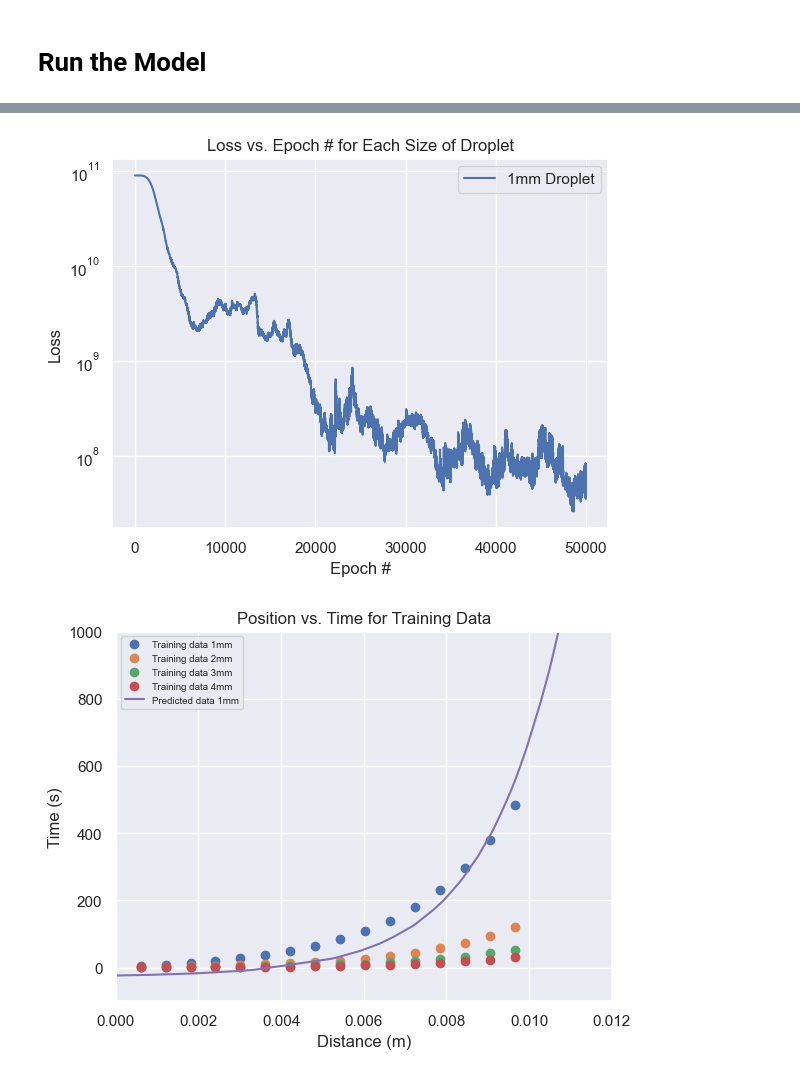
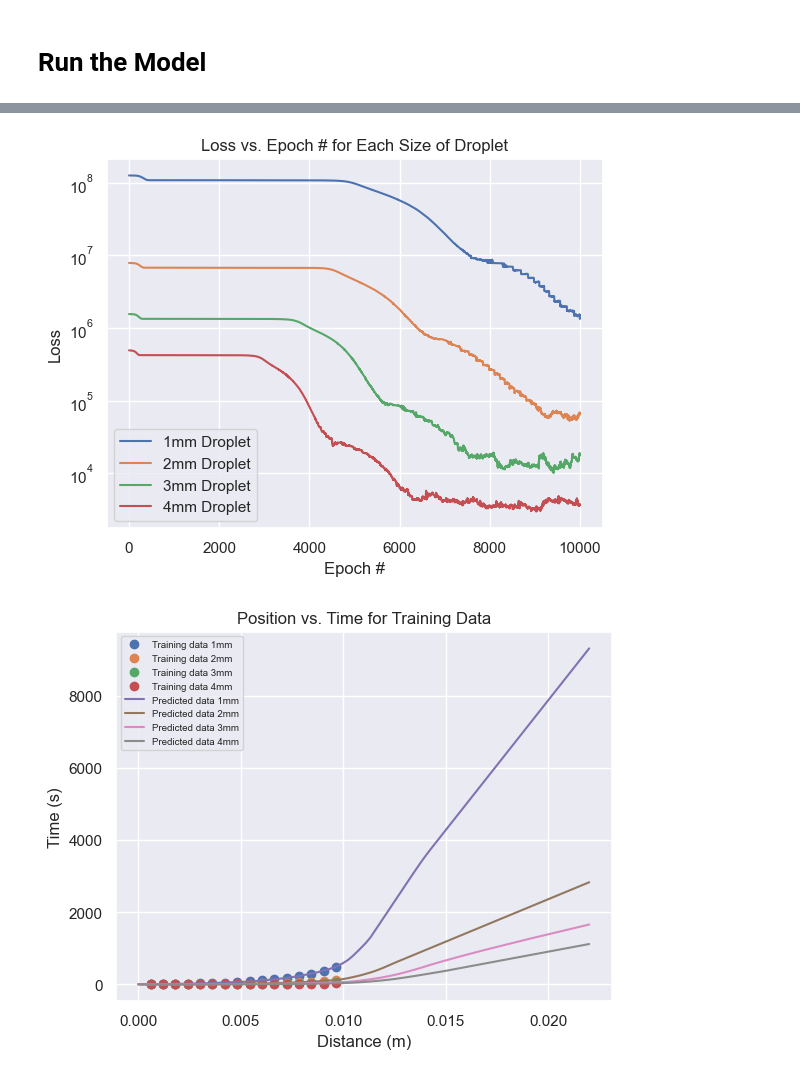
Before and after one commit to rahavdayan/pinns-model, a Jupyter notebook: src/ferrofluid/ferrofluid.ipynb, the cells around one changed output, grey strips where cells are left out. Cells and saved outputs as stored; diff of their text form; code cells hidden in the pictures.

```diff
--- a/src/ferrofluid/ferrofluid.ipynb
+++ b/src/ferrofluid/ferrofluid.ipynb
@@ -48,9 +48,9 @@ Train model for each droplet size, plot losses for each one.
 Change the bounds on this loop and subsequent ones from '0', 'len(different_droplet_networks)' to '0', '1' to do only the 1mm droplet.
 You can change the bounds similarly to only train the network for other-sized droplets.
 '''
-# for i in range(0, len(different_droplet_networks)):
-for i in range(0, 1):
-    different_droplet_networks[i] = Net(1, 1, droplet_size_idx=i, loss2=physics_loss_dim, epochs=50000, loss1_weight=1, loss2_weight=1, lr=1e-4).to(DEVICE)
+for i in range(0, len(different_droplet_networks)):
+# for i in range(0, 1):
+    different_droplet_networks[i] = Net(1, 1, droplet_size_idx=i, loss2=physics_loss_dim, epochs=10000, loss1_weight=1000, loss2_weight=1e-3, lr=1e-4).to(DEVICE)
     print(f'Losses for {i+1}mm droplet:')
     losses = different_droplet_networks[i].fit(np.array(dim_data[i]['DISTANCE']), np.array(dim_data[i]['TIME']))
     print()
@@ -81,4 +81,4 @@ Epoch 50000/50000, data loss: 1787.50732421875, physics loss: 40817904.0
-[figure, old version]
+[figure, new version]
 # %%
 '''
 Plot the dimensionalized data for each droplet as well as each respective dimensionalized model
@@ -88,20 +88,20 @@ Plot the dimensionalized data for each droplet as well as each respective dimens
 plot_dim_data(show=False)
 
 # Use nondimensionalized model to make prediction
-xs = np.linspace(0, 0.012, 1000)
+xs = np.linspace(0, 0.022, 100)
 
 # Plot dimensionalized model
-# for i in range(0, len(different_droplet_networks)):
-for i in range(0, 1):
+for i in range(0, len(different_droplet_networks)):
+# for i in range(0, 1):
     preds = different_droplet_networks[i].predict(xs)
     plt.plot(xs, preds)
     dim_legend.append(f'Predicted data {i+1}mm')
 plt.legend(dim_legend, fontsize=7)
-plt.xlim(0, 0.012)
-plt.ylim(-100, 1000)
+# plt.xlim(0, 0.012)
+# plt.ylim(-100, 2000)
 plt.show()
 # %% [output]
-[figure, old version]
+[figure, new version]
 # %%
 pred = different_droplet_networks[0].predict(xs)
 plt.plot(xs, pred)
```
Also changed, not shown: parts of 2 cells of this notebook.
